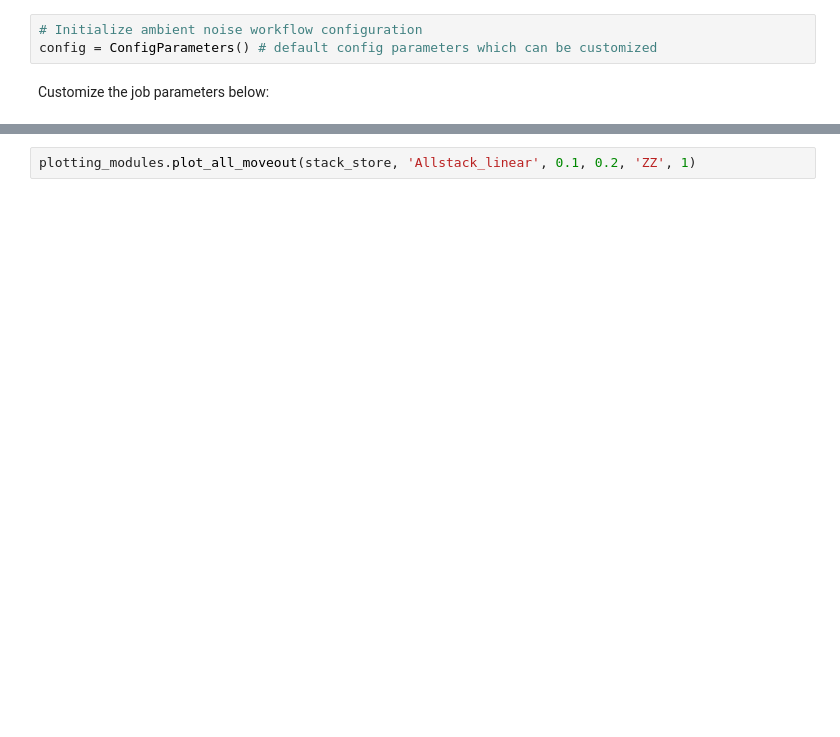
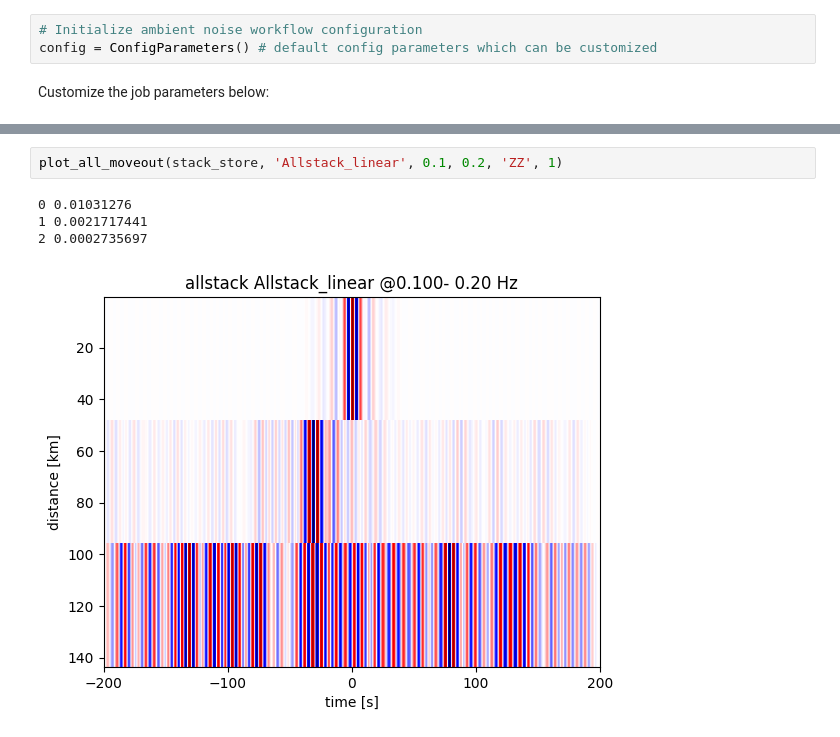
Before and after one commit to noisepy/NoisePy, a Jupyter notebook: tutorials/noisepy_scedc_tutorial.ipynb, the cells around one changed output, grey strips where cells are left out. Drawn from its saved outputs; the diff is of its cells as text; blank space fills up the shorter version.

```diff
--- a/tutorials/noisepy_scedc_tutorial.ipynb
+++ b/tutorials/noisepy_scedc_tutorial.ipynb
@@ -147,2 +193,7 @@ print(os.listdir(stack_data_path))
 # %%
-plotting_modules.plot_all_moveout(stack_store, 'Allstack_linear', 0.1, 0.2, 'ZZ', 1)
+plot_all_moveout(stack_store, 'Allstack_linear', 0.1, 0.2, 'ZZ', 1)
+# %% [output]
+0 0.01031276
+1 0.0021717441
+2 0.0002735697
+[figure, added]
```
Also changed, not shown: parts of 27 cells of this notebook, 3 other files.
